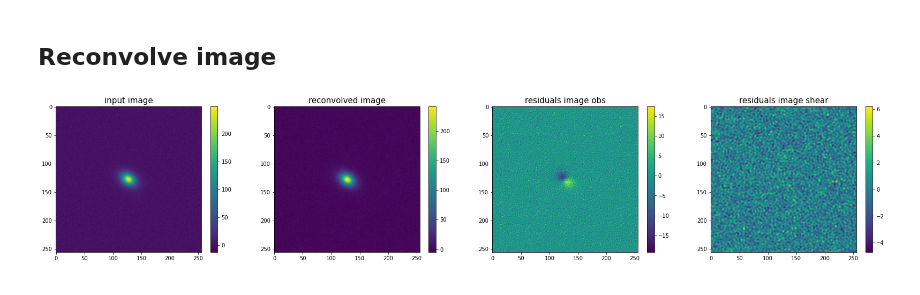
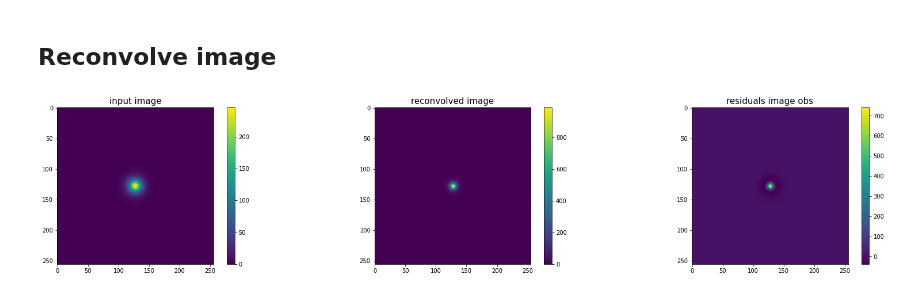
Before and after one commit to CosmoStat/autometacal, a Jupyter notebook: notebooks/reconvolve_shift_example.ipynb, the cells around one changed output. Cells and saved outputs as stored; diff of their text form; code cells hidden in the pictures.

```diff
--- a/notebooks/reconvolve_shift_example.ipynb
+++ b/notebooks/reconvolve_shift_example.ipynb
@@ -56,0 +41,10 @@ nos = galsim.InterpolatedImage(noise_imag)
+# %%
+# This is the equivalent of the postage stamp we would get from CFIS
+obs_imag = gal.drawImage(nx=img_size,ny=img_size, scale=pixel_scale, method='no_pixel')
+
+# Building observed image object
+obs = galsim.InterpolatedImage(obs_imag,)
+
+# Redraw an image from interpolated object
+obs_imag2 = obs.drawImage(nx=img_size,ny=img_size, scale=pixel_scale, method='no_pixel',
+                          use_true_center=False)
@@ -59,31 +60,14 @@ nos = galsim.InterpolatedImage(noise_imag)
 # %%
 N = img_size
 im_scale = pixel_scale
-interp_factor=2
+interp_factor=1
 padding_factor=1
 Nk = N*interp_factor*padding_factor
 from galsim.bounds import _BoundsI
 
 bounds = _BoundsI(-Nk//2, Nk//2-1, -Nk//2, Nk//2-1)
 
-
-## PSF K-image
-impsf = psf.drawKImage(bounds=bounds,
-                       scale=2.*np.pi/(N*padding_factor* im_scale),
-                       recenter=False)
-## PSF deconvolution kernel (1/PSF*)
-ipsf = galsim.Deconvolve(psf)
-
-# K-image of PSF deconv kernel
-imipsf = ipsf.drawKImage(bounds=bounds,
-                       scale=2.*np.pi/(N*padding_factor* im_scale),
-                       recenter=False)
 # K-image of galaxy
 imgal = obs.drawKImage(bounds=bounds,
                        scale=2.*np.pi/(N*padding_factor* im_scale),
                        recenter=False)
-
-# K-image of the noise
-imnos = nos.drawKImage(bounds=bounds,
-                       scale=2.*np.pi/(N*padding_factor* im_scale),
-                       recenter=False)
@@ -90,9 +97,8 @@ imnos = nos.drawKImage(bounds=bounds,
 # %% [markdown]
 ## Convert all to TF tensors
 # %%
-tfimpsf = tf.convert_to_tensor(impsf.array, dtype=tf.complex64)
-tfimipsf = tf.convert_to_tensor(imipsf.array, dtype=tf.complex64)
+tfimpsf = tf.convert_to_tensor((impsf.array), dtype=tf.complex64)
+tfimipsf = tf.convert_to_tensor((imipsf.array), dtype=tf.complex64)
 tfimgal = tf.convert_to_tensor(imgal.array, dtype=tf.complex64)
-tfimnos = tf.convert_to_tensor(imnos.array, dtype=tf.complex64)
 # %%
 tfimgal = tf.expand_dims(tfimgal ,0)
@@ -113,17 +118,14 @@ tst2 = tf.expand_dims(tf.signal.fftshift(tst2),-1)
 tst2 = tf.image.resize_with_crop_or_pad(tst2, img_size, img_size)
 # %%
 figure(figsize=[28,5])
-subplot(141)
+subplot(131)
 title('input image',fontsize=15)
 imshow(obs_imag.array); colorbar();
-subplot(142)
+subplot(132)
 title('reconvolved image',fontsize=15)
 imshow(tst2[0]);  colorbar();
-subplot(143)
+subplot(133)
 title('residuals image obs',fontsize=15)
-imshow( (tst2[0,...,0] - obs_imag.array) ); colorbar();
-subplot(144)
-title('residuals image shear',fontsize=15)
-imshow( (tst2[0,...,0] - image_shear.array) ); colorbar();
+imshow( (tst2[0,...,0] - obs_imag2.array) ); colorbar();
 # %% [output]
-[figure, old version]
+[figure, new version]
```
Also changed, not shown: parts of 9 cells of this notebook.
